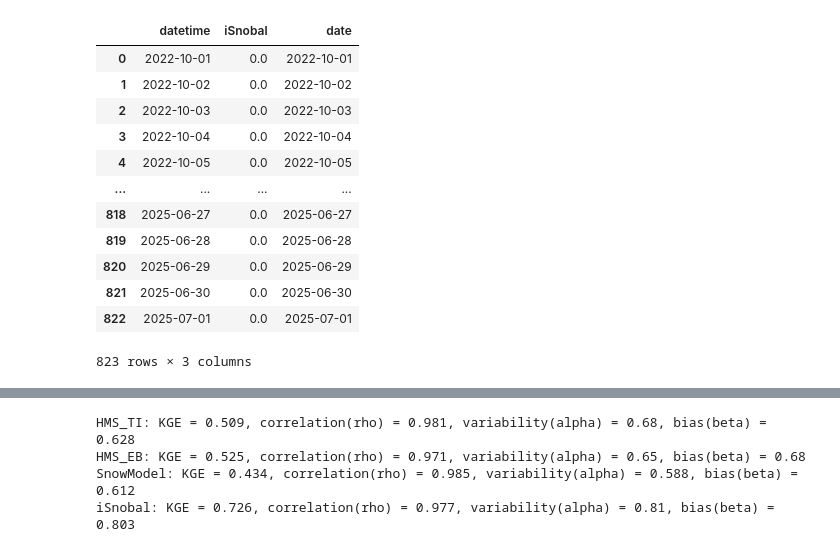
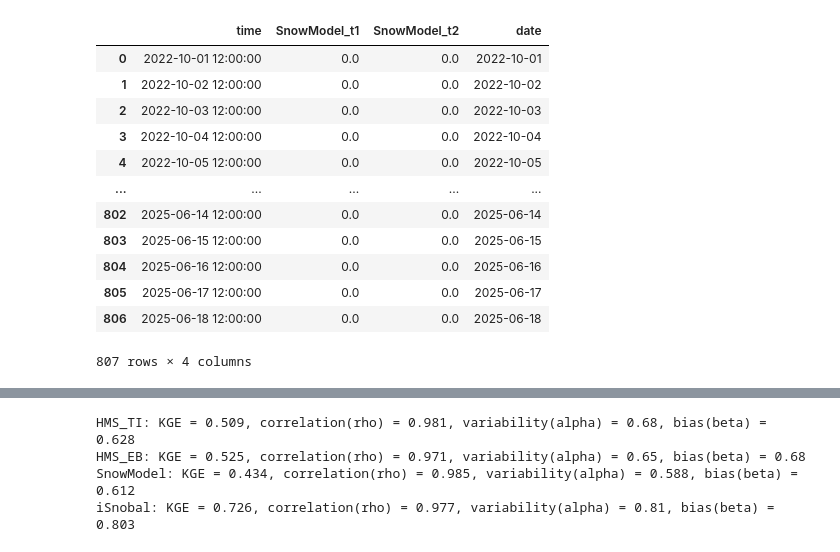
Before and after one commit to naniciafone/SIRO, a Jupyter notebook: notebooks/time_series_analysis.ipynb, the cells around one changed output, grey strips where cells are left out. Drawn from its saved outputs; the diff is of its cells as text; code cells hidden in the pictures.

```diff
--- a/notebooks/time_series_analysis.ipynb
+++ b/notebooks/time_series_analysis.ipynb
@@ -137,16 +124,12 @@ iSno_t1_MCS = build_timeseries_tif(iSno, "iSnobal", MCS)
 # %%
-iSno_t1_MCS
+#Extract MCS SNOTEL values for task 1
+EB_t1_MCS = build_timeseries_tif(EB_t1, "HMS_EB_t1", MCS)
+TI_t1_MCS = build_timeseries_tif(TI_t1, "HMS_TI_t1", MCS)
+SM_t1_MCS = build_timeseries_netcdf(SM_t1, "SnowModel_t1", MCS)
+iSno_t1_MCS = build_timeseries_tif(iSno_t1,"iSnobal_t1", MCS)
+
+#And Task 2
+EB_t2_MCS = build_timeseries_tif(EB_t2, "HMS_EB_t2", MCS)
+TI_t2_MCS = build_timeseries_tif(TI_t2, "HMS_TI_t2", MCS)
+SM_t2_MCS = build_timeseries_netcdf(SM_t2, "SnowModel_t2", MCS)
+iSno_t2_MCS = build_timeseries_tif(iSno_t2, "iSnobal_t2", MCS)
-# %% [output]
-|  | datetime | iSnobal | date |
-| 0 | 2022-10-01 | 0.0 | 2022-10-01 |
-| 1 | 2022-10-02 | 0.0 | 2022-10-02 |
-| 2 | 2022-10-03 | 0.0 | 2022-10-03 |
-| 3 | 2022-10-04 | 0.0 | 2022-10-04 |
-| 4 | 2022-10-05 | 0.0 | 2022-10-05 |
-| ... | ... | ... | ... |
-| 818 | 2025-06-27 | 0.0 | 2025-06-27 |
-| 819 | 2025-06-28 | 0.0 | 2025-06-28 |
-| 820 | 2025-06-29 | 0.0 | 2025-06-29 |
-| 821 | 2025-06-30 | 0.0 | 2025-06-30 |
-| 822 | 2025-07-01 | 0.0 | 2025-07-01 |
-823 rows × 3 columns
@@ -158,2 +136,14 @@ iSno_t1_bb = build_timeseries_tif(iSno, "iSnobal", BB)
+# %%
+#Extract Bogus Basin SNOTEL values for task 1
+EB_t1_bb = build_timeseries_tif(EB_t1, "HMS_EB_t1", BB)
+TI_t1_bb = build_timeseries_tif(TI_t1, "HMS_TI_t1", BB)
+SM_t1_bb = build_timeseries_netcdf(SM_t1, "SnowModel_t1", BB)
+iSno_t1_bb = build_timeseries_tif(iSno_t1, "iSnobal_t1", BB)
+
+#And Task 2
+EB_t2_bb = build_timeseries_tif(EB_t2, "HMS_EB_t2", BB)
+TI_t2_bb = build_timeseries_tif(TI_t2, "HMS_TI_t2", BB)
+SM_t2_bb = build_timeseries_netcdf(SM_t2, "SnowModel_t2", BB)
+iSno_t2_bb = build_timeseries_tif(iSno_t2, "iSnobal_t2", BB)
 # %%
 # 1. Align timezones/types and extract dates
@@ -215,3 +193,32 @@ iSno_t1_bb["date"] = iSno_t1_bb["datetime"].dt.date
+# %%
+# 1. Align timezones/types and extract dates
+df_BB = pd.merge(pd.merge(pd.merge(EB_t1_bb,TI_t1_bb, on="datetime", how="outer"), EB_t2_bb, on="datetime", how="outer"), TI_t2_bb, on="datetime", how="outer")
+df_BB["datetime"] = pd.to_datetime(df_BB["datetime"])
+df_BB["date"] = df_BB["datetime"].dt.date
+# Ensure time column is datetime in SnowModel
+SM_merge = pd.merge(SM_t1_bb, SM_t2_bb, on="time", how="outer")
+SM_merge["time"] = pd.to_datetime(SM_merge["time"])
+SM_merge["date"] = SM_merge["time"].dt.date
+# Ensure time column is datetime in iSnobal
+iS_merge = pd.merge(iSno_t1_bb, iSno_t2_bb, on="datetime", how="outer")
+iS_merge["datetime"] = pd.to_datetime(iS_merge["datetime"])
+iS_merge["date"] = iS_merge["datetime"].dt.date
+# %%
+SM_merge
+# %% [output]
+|  | time | SnowModel_t1 | SnowModel_t2 | date |
+| 0 | 2022-10-01 12:00:00 | 0.0 | 0.0 | 2022-10-01 |
+| 1 | 2022-10-02 12:00:00 | 0.0 | 0.0 | 2022-10-02 |
+| 2 | 2022-10-03 12:00:00 | 0.0 | 0.0 | 2022-10-03 |
+| 3 | 2022-10-04 12:00:00 | 0.0 | 0.0 | 2022-10-04 |
+| 4 | 2022-10-05 12:00:00 | 0.0 | 0.0 | 2022-10-05 |
+| ... | ... | ... | ... | ... |
+| 802 | 2025-06-14 12:00:00 | 0.0 | 0.0 | 2025-06-14 |
+| 803 | 2025-06-15 12:00:00 | 0.0 | 0.0 | 2025-06-15 |
+| 804 | 2025-06-16 12:00:00 | 0.0 | 0.0 | 2025-06-16 |
+| 805 | 2025-06-17 12:00:00 | 0.0 | 0.0 | 2025-06-17 |
+| 806 | 2025-06-18 12:00:00 | 0.0 | 0.0 | 2025-06-18 |
+807 rows × 4 columns
 # %%
 
 df_BB = pd.merge(
```
Also changed, not shown: parts of 14 cells of this notebook, 1 other file.
